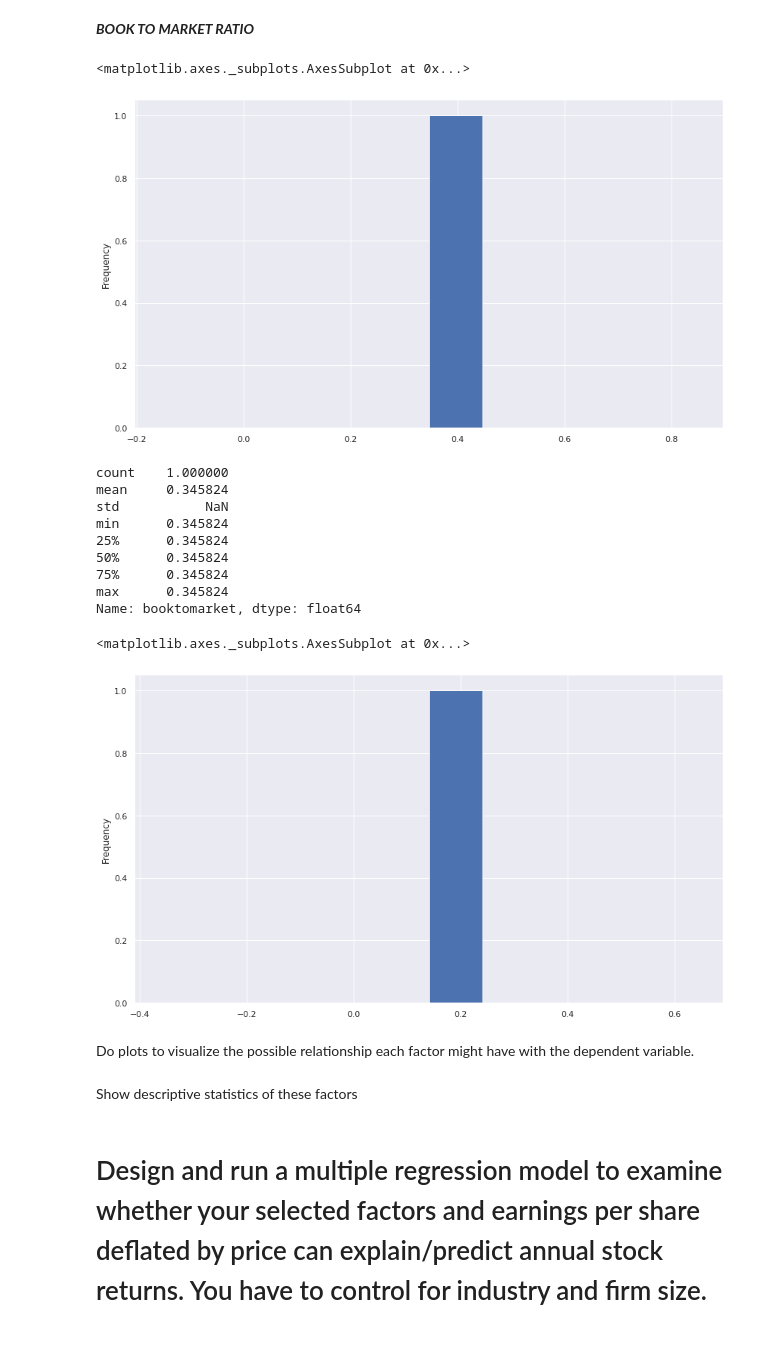
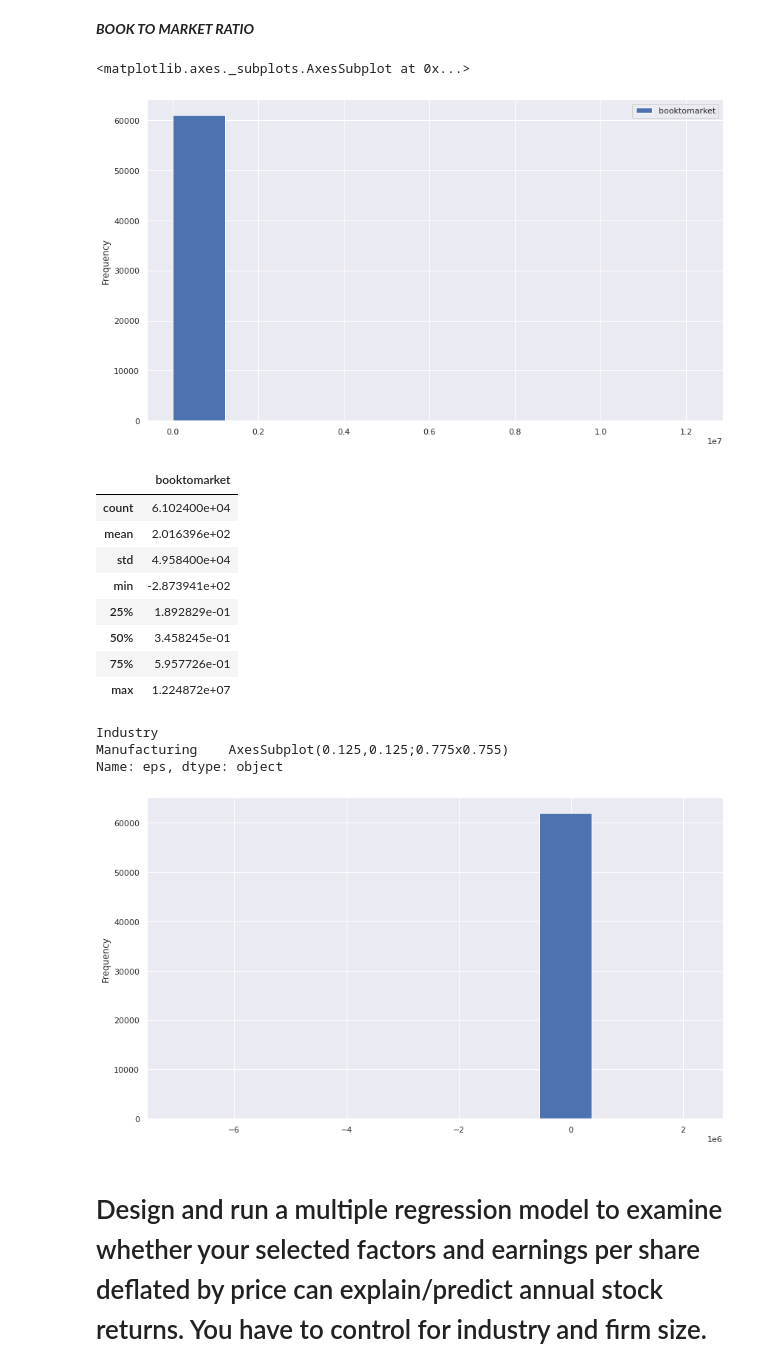
Before and after one commit to KevdpIA/BusinessCase_StatisticsModule1, a Jupyter notebook: Bcase_Statistics.ipynb, the cells around one changed output. Cells and saved outputs as stored; diff of their text form; code cells hidden in the pictures; blank space fills up the shorter version.

```diff
--- a/Bcase_Statistics.ipynb
+++ b/Bcase_Statistics.ipynb
@@ -781,5 +783,5 @@ Do histograms for each factor/variables and interpret them
 df_predict = df_predict.assign(ebit = (df_predict['revenue']-df_predict['cogs']-df_predict['sgae']-df_predict['otheropexp']))
 df_predict = df_predict.assign(netincome = (df_predict['ebit']-df_predict['incometax']-df_predict['finexp']))
 df_predict = df_predict.assign(ROA = (df_predict['netincome']/df_predict['totalassets']))
-df_predict_roa = df_predict.groupby('Industry')['ROA'].median().to_frame()
-df_predict_roa.plot(kind = 'hist')
+df_predict.replace([np.inf, -np.inf], np.nan, inplace=True)
+df_predict_roa = df_predict[['Industry','ROA']]
@@ -802,8 +814,8 @@ df_predict_roa.describe()
 ***PROFIT MARGIN***
 # %%
 df_predict = df_predict.assign(profitmargin = (df_predict['ebit']/df_predict['revenue']))
-df_predict.replace([np.inf, -np.inf], 0, inplace=True)
-df_predict_pm = df_predict.groupby('Industry')['profitmargin'].median()
+df_predict.replace([np.inf, -np.inf], np.nan, inplace=True)
+df_predict_pm = df_predict[['Industry','profitmargin']]
 df_predict_pm.plot(kind = 'hist')
 # %% [output]
 <matplotlib.axes._subplots.AxesSubplot at 0x...>
@@ -826,36 +838,36 @@ Name: profitmargin, dtype: float64
 df_predict = df_predict.assign(marketvalue = (df_predict['originalprice']*df_predict['sharesoutstanding']))
 df_predict = df_predict.assign(bookvalue = (df_predict['totalassets']-df_predict['totalliabilities']))
 df_predict = df_predict.assign(booktomarket = (df_predict['bookvalue']/df_predict['marketvalue']))
+df_predict.replace([np.inf, -np.inf], np.nan, inplace=True)
 
-df_predict_btm = df_predict.groupby('Industry')['booktomarket'].median()
+df_predict_btm = df_predict[['Industry','booktomarket']]
 df_predict_btm.plot(kind = 'hist')
 # %% [output]
 <matplotlib.axes._subplots.AxesSubplot at 0x...>
-[figure, old version]
+[figure, new version]
 # %%
 df_predict_btm.describe()
 # %% [output]
-count    1.000000
-mean     0.345824
-std           NaN
-min      0.345824
-25%      0.345824
-50%      0.345824
-75%      0.345824
-max      0.345824
-Name: booktomarket, dtype: float64
+|  | booktomarket |
+| count | 6.102400e+04 |
+| mean | 2.016396e+02 |
+| std | 4.958400e+04 |
+| min | -2.873941e+02 |
+| 25% | 1.892829e-01 |
+| 50% | 3.458245e-01 |
+| 75% | 5.957726e-01 |
+| max | 1.224872e+07 |
 # %%
 df_predict = df_predict.assign(eps = (df_predict['netincome']/df_predict['sharesoutstanding']))
+df_predict.replace([np.inf, -np.inf], np.nan, inplace=True)
 # %%
-df_predict_eps = df_predict.groupby('Industry')['eps'].median()
+df_predict_eps = df_predict.groupby('Industry')['eps']
 df_predict_eps.plot(kind = 'hist')
 # %% [output]
-<matplotlib.axes._subplots.AxesSubplot at 0x...>
+Industry
+Manufacturing    AxesSubplot(0.125,0.125;0.775x0.755)
+Name: eps, dtype: object
-[figure, old version]
+[figure, new version]
-# %% [markdown]
-Do plots to visualize the possible relationship each factor might have with the dependent variable.
-# %% [markdown]
-Show descriptive statistics of these factors
 # %% [markdown]
 # Design and run a multiple regression model to examine whether your selected factors and earnings per share deflated by price can explain/predict annual stock returns. You have to control for industry and firm size. To control for these variables you have to include them as extra independent variables in the model
 # %% [markdown]
```
Also changed, not shown: parts of 36 cells of this notebook.
